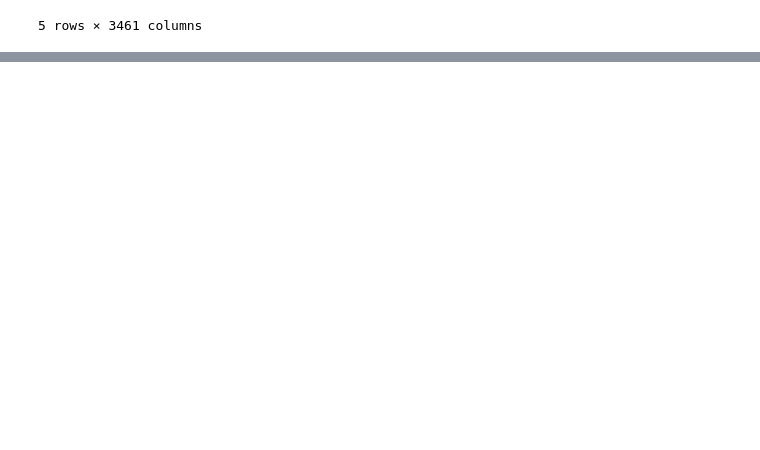
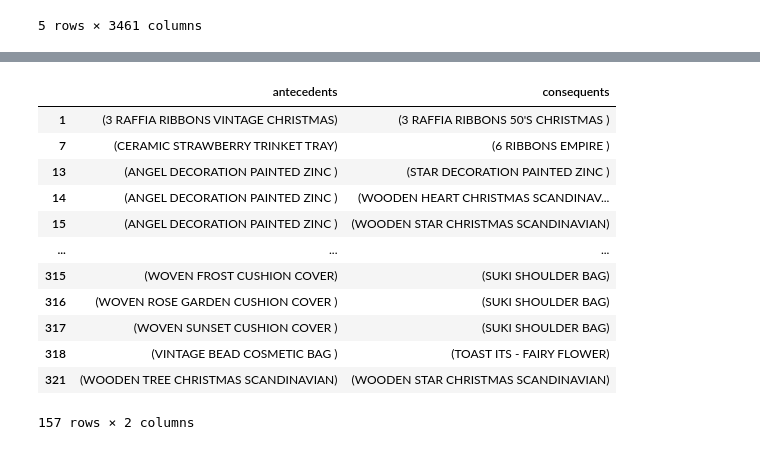
Before and after one commit to lucasnserra/Market-Basket-Analysis-in-Python, a Jupyter notebook: 3°_Market_Basket_The_Apriori_Algorithm.ipynb, the cells around one changed output, grey strips where cells are left out. Saved outputs shown, nothing was run; the diff lists cells and outputs as text; code cells hidden in the pictures; blank space fills up the shorter version.

```diff
--- a/3°_Market_Basket_The_Apriori_Algorithm.ipynb
+++ b/3°_Market_Basket_The_Apriori_Algorithm.ipynb
@@ -60,0 +105,22 @@ print(frequent_itemsets.head())
+# %%
+# aplico filtro avanzado
+filtered_rules = rules_1[(rules_1['antecedent support'] > 0.002) &
+						(rules_1['consequent support'] > 0.01) &
+						(rules_1['confidence'] > 0.6) &
+						(rules_1['lift'] > 2.50)]
+
+filtered_rules[['antecedents','consequents']]
+# %% [output]
+|  | antecedents | consequents |
+| 1 | (3 RAFFIA RIBBONS VINTAGE CHRISTMAS) | (3 RAFFIA RIBBONS 50'S CHRISTMAS ) |
+| 7 | (CERAMIC STRAWBERRY TRINKET TRAY) | (6 RIBBONS EMPIRE ) |
+| 13 | (ANGEL DECORATION PAINTED ZINC ) | (STAR DECORATION PAINTED ZINC ) |
+| 14 | (ANGEL DECORATION PAINTED ZINC ) | (WOODEN HEART CHRISTMAS SCANDINAV... |
+| 15 | (ANGEL DECORATION PAINTED ZINC ) | (WOODEN STAR CHRISTMAS SCANDINAVIAN) |
+| ... | ... | ... |
+| 315 | (WOVEN FROST CUSHION COVER) | (SUKI SHOULDER BAG) |
+| 316 | (WOVEN ROSE GARDEN CUSHION COVER ) | (SUKI SHOULDER BAG) |
+| 317 | (WOVEN SUNSET CUSHION COVER ) | (SUKI SHOULDER BAG) |
+| 318 | (VINTAGE BEAD COSMETIC BAG ) | (TOAST ITS - FAIRY FLOWER) |
+| 321 | (WOODEN TREE CHRISTMAS SCANDINAVIAN) | (WOODEN STAR CHRISTMAS SCANDINAVIAN) |
+157 rows × 2 columns
```
Also changed, not shown: parts of 10 cells of this notebook.
